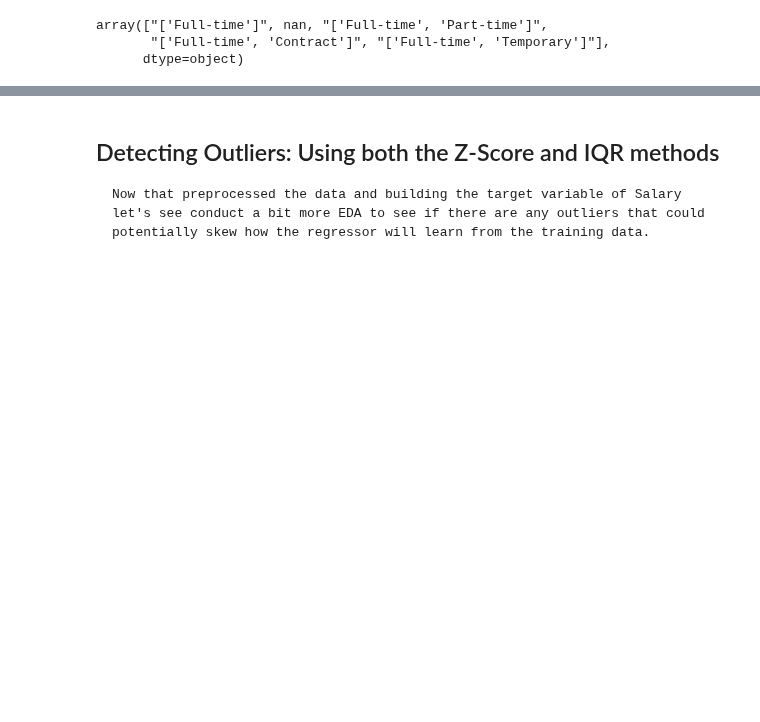
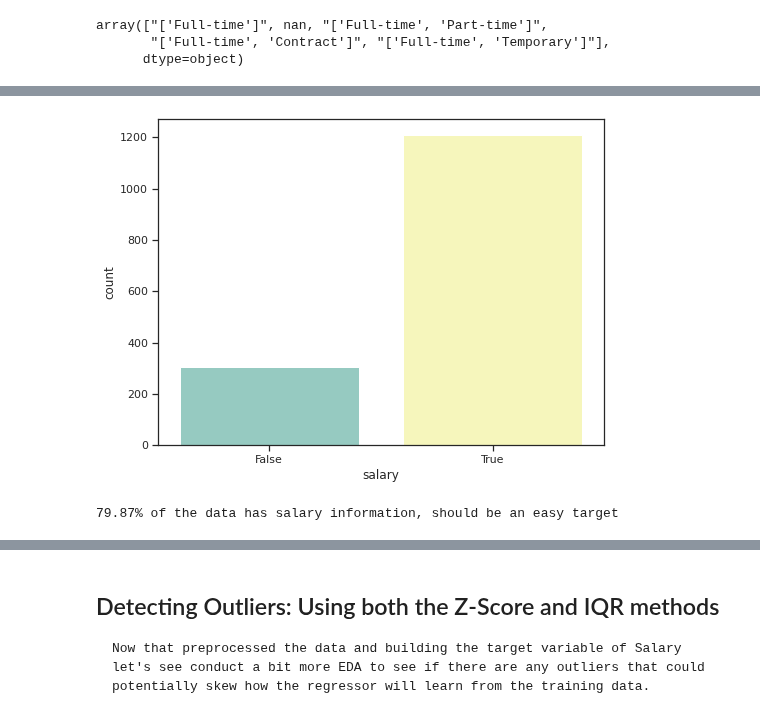
Before and after one commit to 333Kenji/indeedjobscraper, a Jupyter notebook: docs/1_wrangling_engineering.ipynb, the cells around one changed output, grey strips where cells are left out. Saved outputs shown, nothing was run; the diff lists cells and outputs as text; code cells hidden in the pictures; blank space fills up the shorter version.

Commit message:
wrangling and engineering done and described, will be moving target and outlier analsis over to the next book

```diff
--- a/docs/1_wrangling_engineering.ipynb
+++ b/docs/1_wrangling_engineering.ipynb
@@ -400,0 +335,3 @@ def split_sal(i):
+# %%
+for i in data.summary[:3]:
+    print(i)
@@ -490,5 +553,13 @@ data.head()
 # %%
 def postD(data):
+    """Critical function that converts postdate values into relative (in days) distance from the extract date.
+
+    Args:
+        data (string): text descrption of how old the post is.
+
+    Returns:
+        npnan or int: numeric representation of post age
+    """
     if data != np.nan:
         rid = ['active','%+ days ago','+']
         for i in rid:
@@ -510,6 +581,13 @@ def postD(data):
     return data
 
 def pDate(row):
+    """Subtracts the distance (in days) provided by the postD function.
+    Args:
+        row (record in the data): record
+
+    Returns:
+        datetime object: extract date - relative age = actual post date
+    """
 
     days_ago = row['dateposted']
     delta = timedelta(days_ago)
@@ -519,6 +597,14 @@ def pDate(row):
         return row
 
 def sal_fixer(data):
+    """Ensures that all salaries are on the same annualized scale.
+
+    Args:
+        data (float): values from the salary column
+
+    Returns:
+        float: annualized salary
+    """
     if type(data) != np.nan:
         data = round(data,0)
 
@@ -542,6 +628,14 @@ data = data.rename({'annual_sal': 'salary'}, axis=1)
 data['salary'] = data['salary'].apply(sal_fixer)
 # %%
 def states_(i):
+    """Extracts state values from location
+
+    Args:
+        i (string): values from location
+
+    Returns:
+        string: extracted state value
+    """
     if ',' in i:
         fix =  i.partition(',')[2].strip()
         if len(fix) >2:
@@ -555,7 +649,14 @@ def states_(i):
 
 
 def cities_(i):
+    """Extracts city values from location
 
+    Args:
+        i (string): values from location
+
+    Returns:
+        string: extracted city value
+    """
     if ',' in i:
         return i.partition(',')[0]
     if ',' not in i:
@@ -657,3 +720,14 @@ data.describe(include = 'all')
+# %%
+sns.countplot(x='salary', data=data.notnull(), palette='Set3')
+plt.show()
+# %% [output]
+[figure, added]
+# %%
+null = len(data[data.salary.isnull()])
+nnull = len(data[data.salary.notnull()])
+print(f'{round(nnull/len(data)*100,2)}% of the data has salary information, should be an easy target')
+# %% [output]
+79.87% of the data has salary information, should be an easy target
 # %%
 munged = data
 munged
```
Also changed, not shown: parts of 46 cells of this notebook.
